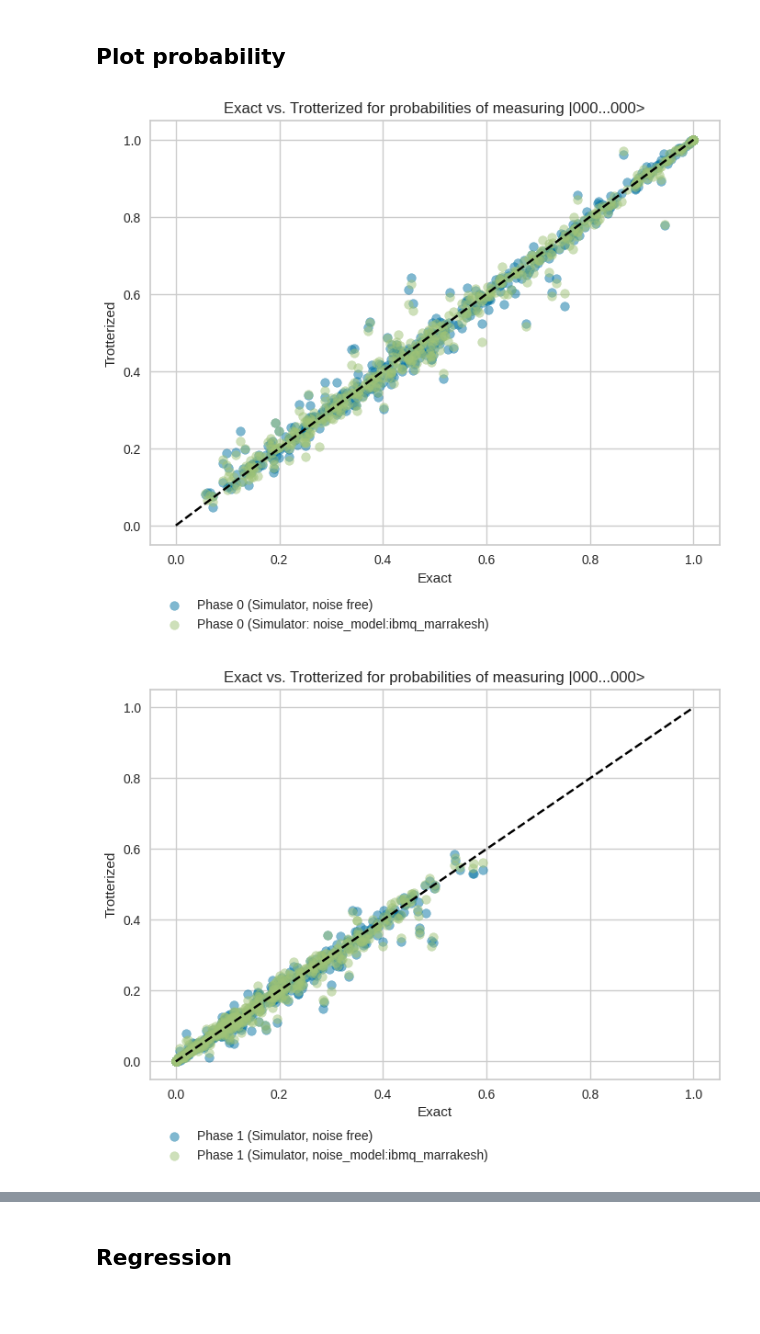
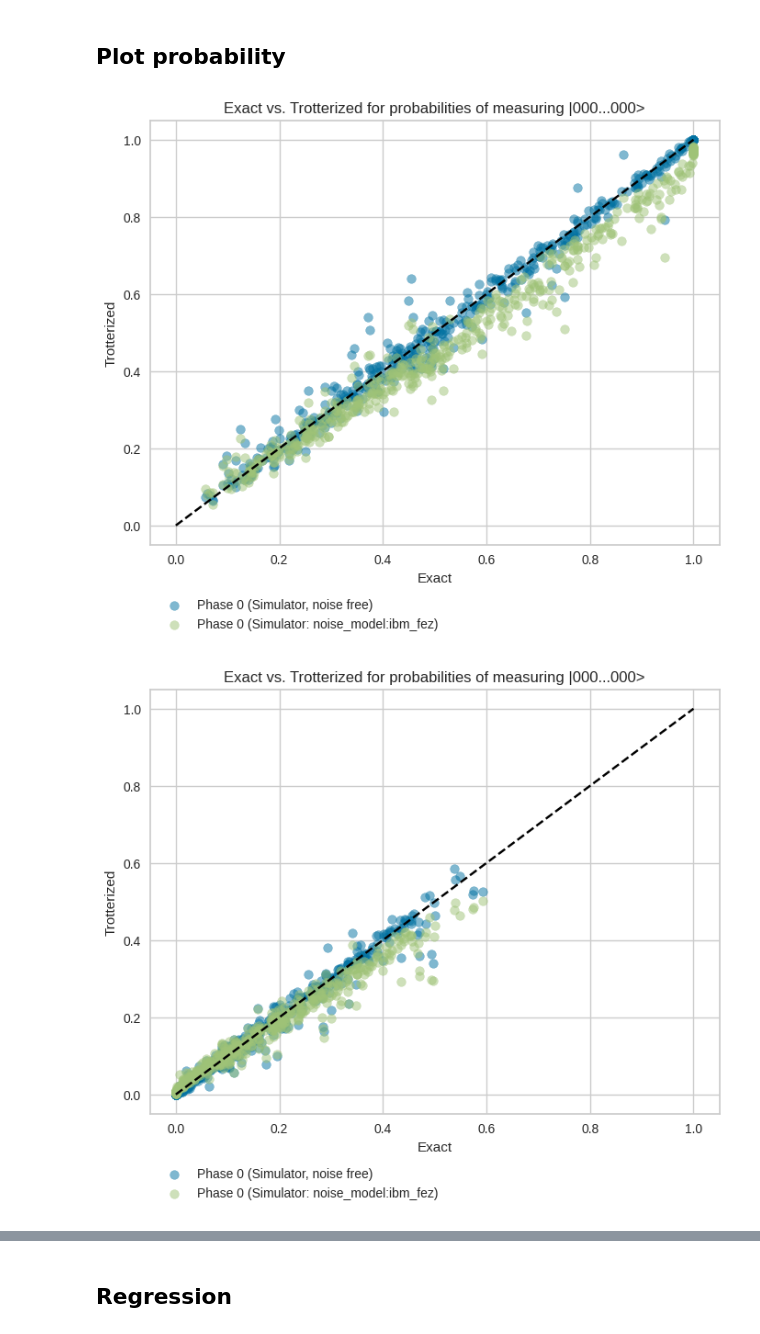
Before and after one commit to YutoMorohoshi/fourier_learning_ibm, a Jupyter notebook: analyze.ipynb, the cells around one changed output, grey strips where cells are left out. Saved outputs shown, nothing was run; the diff lists cells and outputs as text; code cells hidden in the pictures; blank space fills up the shorter version.

```diff
--- a/analyze.ipynb
+++ b/analyze.ipynb
@@ -217,28 +92,42 @@ probs_phase3_mit_extracted = extract_probs(
+# %%
+probs_phase0_exact = extract_probs(probs_phase0_exact, probs_phase0_qpu)
+probs_phase1_exact = extract_probs(probs_phase1_exact, probs_phase1_qpu)
+probs_phase2_exact = extract_probs(probs_phase2_exact, probs_phase2_qpu)
+probs_phase3_exact = extract_probs(probs_phase3_exact, probs_phase3_qpu)
+
+probs_phase0_sim_noiseless = extract_probs(probs_phase0_sim_noiseless, probs_phase0_qpu)
+probs_phase1_sim_noiseless = extract_probs(probs_phase1_sim_noiseless, probs_phase1_qpu)
+probs_phase2_sim_noiseless = extract_probs(probs_phase2_sim_noiseless, probs_phase2_qpu)
+probs_phase3_sim_noiseless = extract_probs(probs_phase3_sim_noiseless, probs_phase3_qpu)
+
+probs_phase0_sim_noisy = extract_probs(probs_phase0_sim_noisy, probs_phase0_qpu)
+probs_phase1_sim_noisy = extract_probs(probs_phase1_sim_noisy, probs_phase1_qpu)
+probs_phase2_sim_noisy = extract_probs(probs_phase2_sim_noisy, probs_phase2_qpu)
+probs_phase3_sim_noisy = extract_probs(probs_phase3_sim_noisy, probs_phase3_qpu)
+
+# probs_phase0_qpu = extract_probs(probs_phase0_qpu, probs_phase0_qpu)
+# probs_phase1_qpu = extract_probs(probs_phase1_qpu, probs_phase1_qpu)
+# probs_phase2_qpu = extract_probs(probs_phase2_qpu, probs_phase2_qpu)
+# probs_phase3_qpu = extract_probs(probs_phase3_qpu, probs_phase3_qpu)
 # %%
 # Plot exact vs. Trotterized results
 plt.figure(figsize=(8, 6))
 plt.scatter(
-    probs_phase0_exact_extracted,
-    probs_phase0_sim_extracted,
+    probs_phase0_exact,
+    probs_phase0_sim_noiseless,
     label=f"Phase 0 (Simulator, noise free)",
     alpha=0.5,
 )
 plt.scatter(
-    probs_phase0_exact_extracted,
-    probs_phase0_sim_noisy_extracted,
+    probs_phase0_exact,
+    probs_phase0_sim_noisy,
     label=f"Phase 0 (Simulator: noise_model:{backend_qpu_name})",
     alpha=0.5,
 )
 # plt.scatter(
-#     probs_phase0_exact_extracted,
-#     probs_phase0_nmit_extracted,
-#     label=f"Phase 0 (QPU: {backend_qpu_name}, no mitigation)",
-#     alpha=0.5,
-# )
-# plt.scatter(
-#     probs_phase0_exact_extracted,
-#     probs_phase0_mit_extracted,
-#     label=f"Phase 0 (QPU: {backend_qpu_name}, with mitigation)",
+#     probs_phase0_exact,
+#     probs_phase0_qpu,
+#     label=f"Phase 0 (QPU: {backend_qpu_name})",
 #     alpha=0.5,
 # )
 # Plot the 1:1 line
@@ -249,39 +138,35 @@ plt.legend(bbox_to_anchor=(0, -0.1), loc="upper left")
 plt.title("Exact vs. Trotterized for probabilities of measuring |000...000>")
 plt.show()
 # %% [output]
-[figure, old version]
+[figure, new version]
 # %%
+# Plot exact vs. Trotterized results
+plt.figure(figsize=(8, 6))
 plt.scatter(
-    probs_phase1_exact_extracted,
-    probs_phase1_sim_extracted,
-    label=f"Phase 1 (Simulator, noise free)",
+    probs_phase1_exact,
+    probs_phase1_sim_noiseless,
+    label=f"Phase 0 (Simulator, noise free)",
     alpha=0.5,
 )
 plt.scatter(
-    probs_phase1_exact_extracted,
-    probs_phase1_sim_noisy_extracted,
-    label=f"Phase 1 (Simulator, noise_model:{backend_qpu_name})",
+    probs_phase1_exact,
+    probs_phase1_sim_noisy,
+    label=f"Phase 0 (Simulator: noise_model:{backend_qpu_name})",
     alpha=0.5,
 )
 # plt.scatter(
-#     probs_phase1_exact_extracted,
-#     probs_phase1_nmit_extracted,
-#     label=f"Phase 1 (QPU: {backend_qpu_name}, no mitigation)",
-#     alpha=0.5,
-# )
-# plt.scatter(
-#     probs_phase1_exact_extracted,
-#     probs_phase1_mit_extracted,
-#     label=f"Phase 1 (QPU: {backend_qpu_name}, with mitigation)",
+#     probs_phase1_exact,
+#     probs_phase1_qpu,
+#     label=f"Phase 0 (QPU: {backend_qpu_name})",
 #     alpha=0.5,
 # )
 # Plot the 1:1 line
 plt.plot([0, 1], [0, 1], "--", color="black")
 plt.xlabel("Exact")
 plt.ylabel("Trotterized")
 plt.legend(bbox_to_anchor=(0, -0.1), loc="upper left")
 plt.title("Exact vs. Trotterized for probabilities of measuring |000...000>")
 plt.show()
 # %% [output]
-[figure, old version]
+[figure, new version]
 # %%
```
Also changed, not shown: parts of 48 cells of this notebook, 40 other files.
